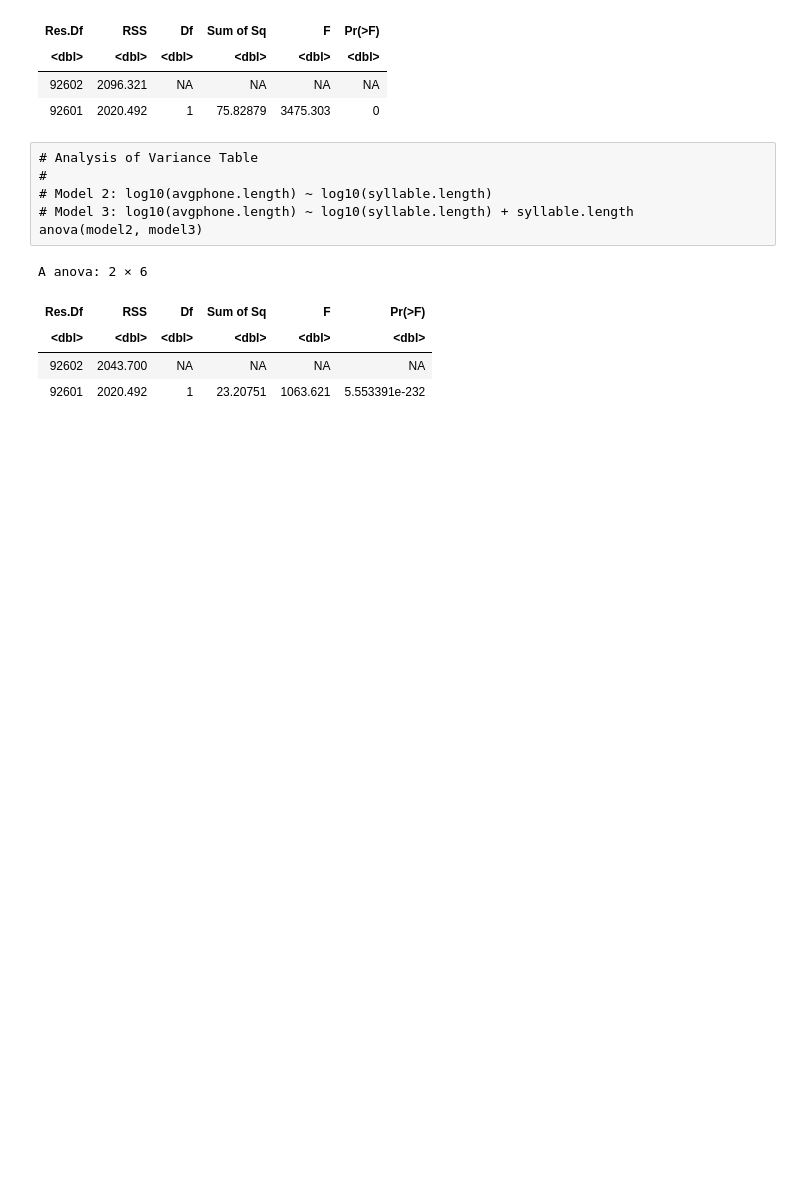
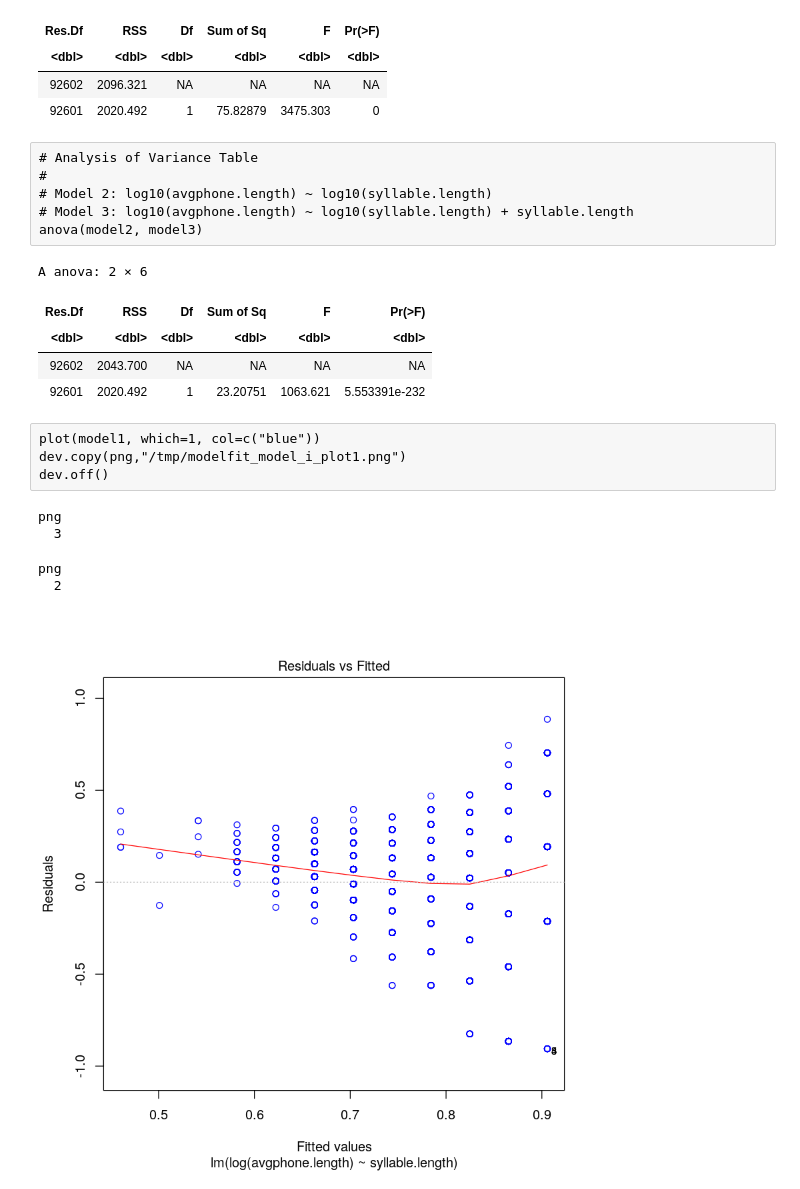
Before and after one commit to leolca/clscripts, a Jupyter notebook: menzerath_abg.ipynb, the cells around one changed output. Saved outputs shown, nothing was run; the diff lists cells and outputs as text; blank space fills up the shorter version.

```diff
--- a/menzerath_abg.ipynb
+++ b/menzerath_abg.ipynb
@@ -426,3 +513,13 @@ A anova: 2 × 6
 | <dbl> | <dbl> | <dbl> | <dbl> | <dbl> | <dbl> |
 | 92602 | 2043.700 | NA | NA | NA | NA |
 | 92601 | 2020.492 | 1 | 23.20751 | 1063.621 | 5.553391e-232 |
+# %%
+plot(model1, which=1, col=c("blue"))
+dev.copy(png,"/tmp/modelfit_model_i_plot1.png")
+dev.off()
+# %% [output]
+png
+  3
+png
+  2
+[figure, added]
```
Also changed, not shown: parts of 17 cells of this notebook.
